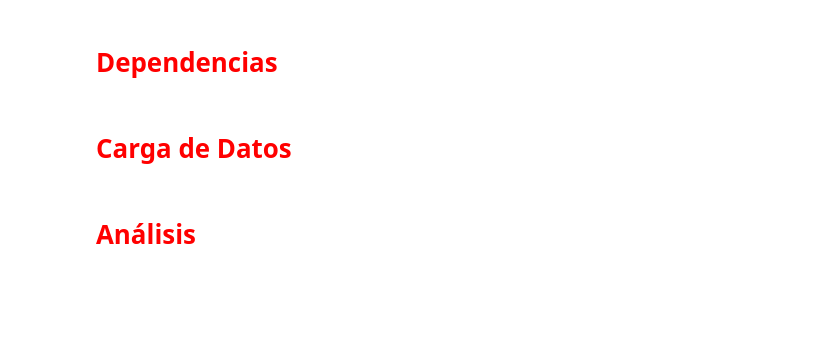
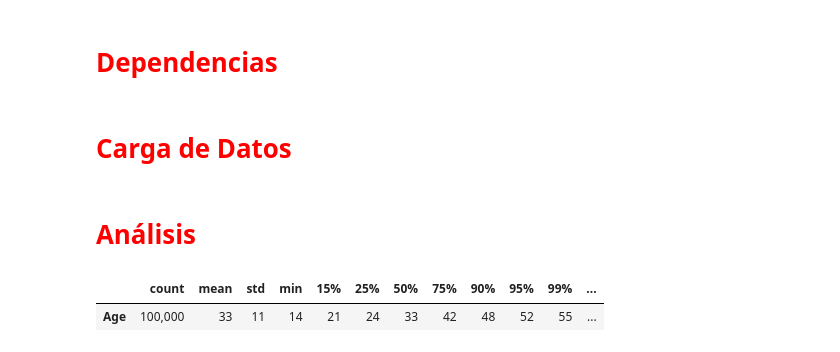
Before and after one commit to adoljc87/SCORE, a Jupyter notebook: notebooks/0_UNIVARIATE_ANALYSIS/1_Age.ipynb, the cells around one changed output. Drawn from its saved outputs; the diff is of its cells as text; code cells hidden in the pictures; blank space fills up the shorter version.

```diff
--- a/notebooks/0_UNIVARIATE_ANALYSIS/1_Age.ipynb
+++ b/notebooks/0_UNIVARIATE_ANALYSIS/1_Age.ipynb
@@ -23,0 +28,5 @@ plot_histogram(df = df, column='Age', figsize = (800, 500))
+# %%
+g(df[['Age']].describe(percentiles=[0.15, 0.25, 0.5, 0.75, 0.9, 0.95, 0.99]).transpose(), 0)
+# %% [output]
+|  | count | mean | std | min | 15% | 25% | 50% | 75% | 90% | 95% | 99% | ... |
+| Age | 100,000 | 33 | 11 | 14 | 21 | 24 | 33 | 42 | 48 | 52 | 55 | ... |
```
Also changed, not shown: parts of 3 cells of this notebook, 1 other file.
